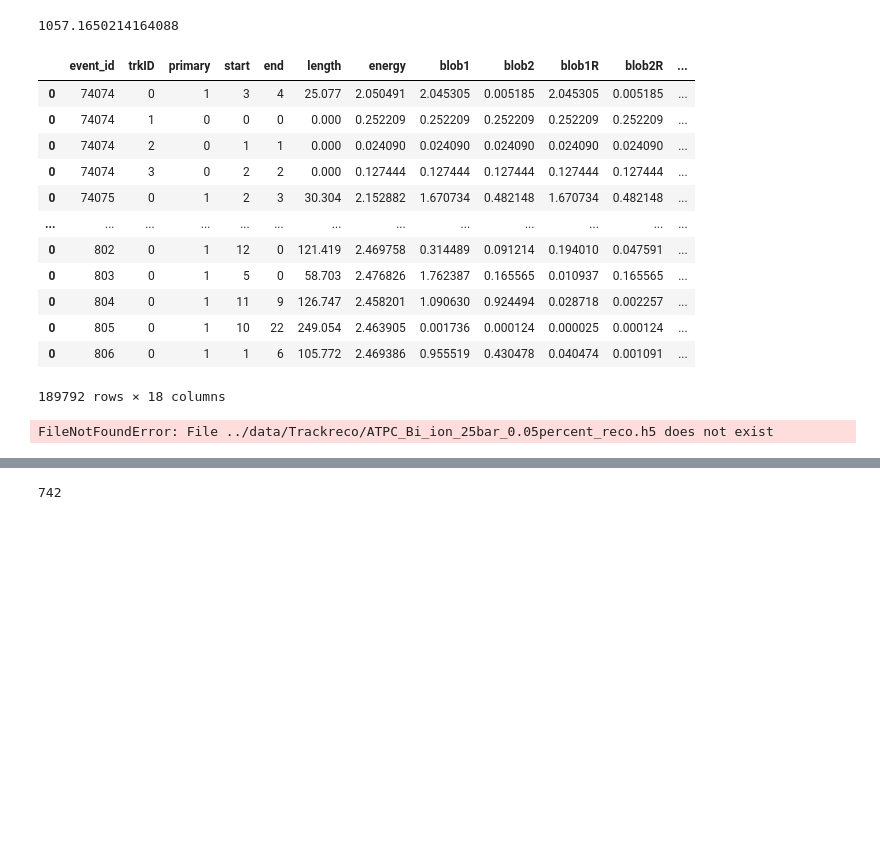
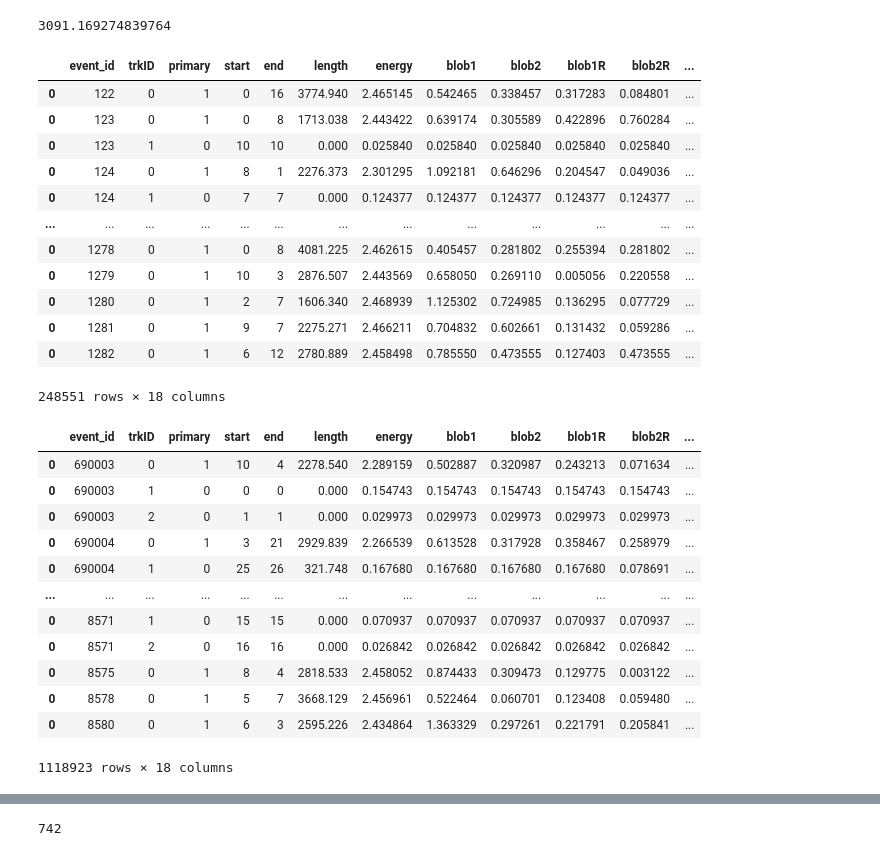
Before and after one commit to kvjmistry/ATPC, a Jupyter notebook: notebooks/TrackAnalysis.ipynb, the cells around one changed output, grey strips where cells are left out. Drawn from its saved outputs; the diff is of its cells as text; code cells hidden in the pictures; blank space fills up the shorter version.

```diff
--- a/notebooks/TrackAnalysis.ipynb
+++ b/notebooks/TrackAnalysis.ipynb
@@ -15,10 +12,11 @@ Intel MKL WARNING: Support of Intel(R) Streaming SIMD Extensions 4.2 (Intel(R) S
 # %%
 # diff = "nodiff"
 # diff = "5percent"
+# diff = "0.25percent"
 # diff = "0.1percent"
-diff = "0.05percent"
-# diff = "0.0percent"
-pressure = 25
+# diff = "0.05percent"
+diff = "0.0percent"
+pressure = 1
 
 # Set the detector size depending on the pressure
 density = 5.987*pressure
@@ -76,47 +74,59 @@ Single["Type"] = "single"
 # Bkg            =  pd.concat([Tl, Bi, Single])
 # Bkg_true_hits  =  pd.concat([Tl_true_hits, Bi_true_hits])
 # Bkg_true_parts =  pd.concat([Tl_true_parts, Bi_true_parts])
 # Bkg_diffused_hits = pd.concat([Tl_diffused_hits, Bi_diffused_hits])
 
 # ----------------------------------------------------------------------------------------------------
 # Load in the pickle files
 # bi_file = f"../data/Trackreco/ATPC_Bi_{pressure}bar_{diff}_trackreco.pkl"
 # tl_file = f"../data/Trackreco/ATPC_Tl_{pressure}bar_{diff}_trackreco.pkl"
 
 # # Load Bi data
 # with open(bi_file, 'rb') as pickle_file:
 #     Tracks_Bi = pickle.load(pickle_file)
 #     connections_Bi = pickle.load(pickle_file)
 #     connection_counts_Bi = pickle.load(pickle_file)
 
 # # Load Tl data
 # with open(tl_file, 'rb') as pickle_file:
 #     Tracks_Tl = pickle.load(pickle_file)
 #     connections_Tl = pickle.load(pickle_file)
 #     connection_counts_Tl = pickle.load(pickle_file)
 
 # # Merge dictionaries
 # Bkg_Tracks = {**Tracks_Bi, **Tracks_Tl}
 # Bkg_connections = {**connections_Bi, **connections_Tl}
 # Bkg_connection_counts = {**connection_counts_Bi, **connection_counts_Tl}
 
 # ----------------------------------------------------------------------------------------------------
 # %% [output]
-1057.1650214164088
+3091.169274839764
 |  | event_id | trkID | primary | start | end | length | energy | blob1 | blob2 | blob1R | blob2R | ... |
-| 0 | 74074 | 0 | 1 | 3 | 4 | 25.077 | 2.050491 | 2.045305 | 0.005185 | 2.045305 | 0.005185 | ... |
-| 0 | 74074 | 1 | 0 | 0 | 0 | 0.000 | 0.252209 | 0.252209 | 0.252209 | 0.252209 | 0.252209 | ... |
-| 0 | 74074 | 2 | 0 | 1 | 1 | 0.000 | 0.024090 | 0.024090 | 0.024090 | 0.024090 | 0.024090 | ... |
-| 0 | 74074 | 3 | 0 | 2 | 2 | 0.000 | 0.127444 | 0.127444 | 0.127444 | 0.127444 | 0.127444 | ... |
-| 0 | 74075 | 0 | 1 | 2 | 3 | 30.304 | 2.152882 | 1.670734 | 0.482148 | 1.670734 | 0.482148 | ... |
+| 0 | 122 | 0 | 1 | 0 | 16 | 3774.940 | 2.465145 | 0.542465 | 0.338457 | 0.317283 | 0.084801 | ... |
+| 0 | 123 | 0 | 1 | 0 | 8 | 1713.038 | 2.443422 | 0.639174 | 0.305589 | 0.422896 | 0.760284 | ... |
+| 0 | 123 | 1 | 0 | 10 | 10 | 0.000 | 0.025840 | 0.025840 | 0.025840 | 0.025840 | 0.025840 | ... |
+| 0 | 124 | 0 | 1 | 8 | 1 | 2276.373 | 2.301295 | 1.092181 | 0.646296 | 0.204547 | 0.049036 | ... |
+| 0 | 124 | 1 | 0 | 7 | 7 | 0.000 | 0.124377 | 0.124377 | 0.124377 | 0.124377 | 0.124377 | ... |
 | ... | ... | ... | ... | ... | ... | ... | ... | ... | ... | ... | ... | ... |
-| 0 | 802 | 0 | 1 | 12 | 0 | 121.419 | 2.469758 | 0.314489 | 0.091214 | 0.194010 | 0.047591 | ... |
-| 0 | 803 | 0 | 1 | 5 | 0 | 58.703 | 2.476826 | 1.762387 | 0.165565 | 0.010937 | 0.165565 | ... |
-| 0 | 804 | 0 | 1 | 11 | 9 | 126.747 | 2.458201 | 1.090630 | 0.924494 | 0.028718 | 0.002257 | ... |
-| 0 | 805 | 0 | 1 | 10 | 22 | 249.054 | 2.463905 | 0.001736 | 0.000124 | 0.000025 | 0.000124 | ... |
-| 0 | 806 | 0 | 1 | 1 | 6 | 105.772 | 2.469386 | 0.955519 | 0.430478 | 0.040474 | 0.001091 | ... |
+| 0 | 1278 | 0 | 1 | 0 | 8 | 4081.225 | 2.462615 | 0.405457 | 0.281802 | 0.255394 | 0.281802 | ... |
+| 0 | 1279 | 0 | 1 | 10 | 3 | 2876.507 | 2.443569 | 0.658050 | 0.269110 | 0.005056 | 0.220558 | ... |
+| 0 | 1280 | 0 | 1 | 2 | 7 | 1606.340 | 2.468939 | 1.125302 | 0.724985 | 0.136295 | 0.077729 | ... |
+| 0 | 1281 | 0 | 1 | 9 | 7 | 2275.271 | 2.466211 | 0.704832 | 0.602661 | 0.131432 | 0.059286 | ... |
+| 0 | 1282 | 0 | 1 | 6 | 12 | 2780.889 | 2.458498 | 0.785550 | 0.473555 | 0.127403 | 0.473555 | ... |
-189792 rows × 18 columns
+248551 rows × 18 columns
+|  | event_id | trkID | primary | start | end | length | energy | blob1 | blob2 | blob1R | blob2R | ... |
+| 0 | 690003 | 0 | 1 | 10 | 4 | 2278.540 | 2.289159 | 0.502887 | 0.320987 | 0.243213 | 0.071634 | ... |
+| 0 | 690003 | 1 | 0 | 0 | 0 | 0.000 | 0.154743 | 0.154743 | 0.154743 | 0.154743 | 0.154743 | ... |
+| 0 | 690003 | 2 | 0 | 1 | 1 | 0.000 | 0.029973 | 0.029973 | 0.029973 | 0.029973 | 0.029973 | ... |
+| 0 | 690004 | 0 | 1 | 3 | 21 | 2929.839 | 2.266539 | 0.613528 | 0.317928 | 0.358467 | 0.258979 | ... |
+| 0 | 690004 | 1 | 0 | 25 | 26 | 321.748 | 0.167680 | 0.167680 | 0.167680 | 0.167680 | 0.078691 | ... |
+| ... | ... | ... | ... | ... | ... | ... | ... | ... | ... | ... | ... | ... |
+| 0 | 8571 | 1 | 0 | 15 | 15 | 0.000 | 0.070937 | 0.070937 | 0.070937 | 0.070937 | 0.070937 | ... |
+| 0 | 8571 | 2 | 0 | 16 | 16 | 0.000 | 0.026842 | 0.026842 | 0.026842 | 0.026842 | 0.026842 | ... |
+| 0 | 8575 | 0 | 1 | 8 | 4 | 2818.533 | 2.458052 | 0.874433 | 0.309473 | 0.129775 | 0.003122 | ... |
+| 0 | 8578 | 0 | 1 | 5 | 7 | 3668.129 | 2.456961 | 0.522464 | 0.060701 | 0.123408 | 0.059480 | ... |
+| 0 | 8580 | 0 | 1 | 6 | 3 | 2595.226 | 2.434864 | 1.363329 | 0.297261 | 0.221791 | 0.205841 | ... |
-FileNotFoundError: File ../data/Trackreco/ATPC_Bi_ion_25bar_0.05percent_reco.h5 does not exist
+1118923 rows × 18 columns
 # %%
 nubb_events = len(nubb_meta.event_id.unique())
 Bkg_events = len(Bkg_meta.event_id.unique())
```
Also changed, not shown: parts of 3 cells of this notebook.
